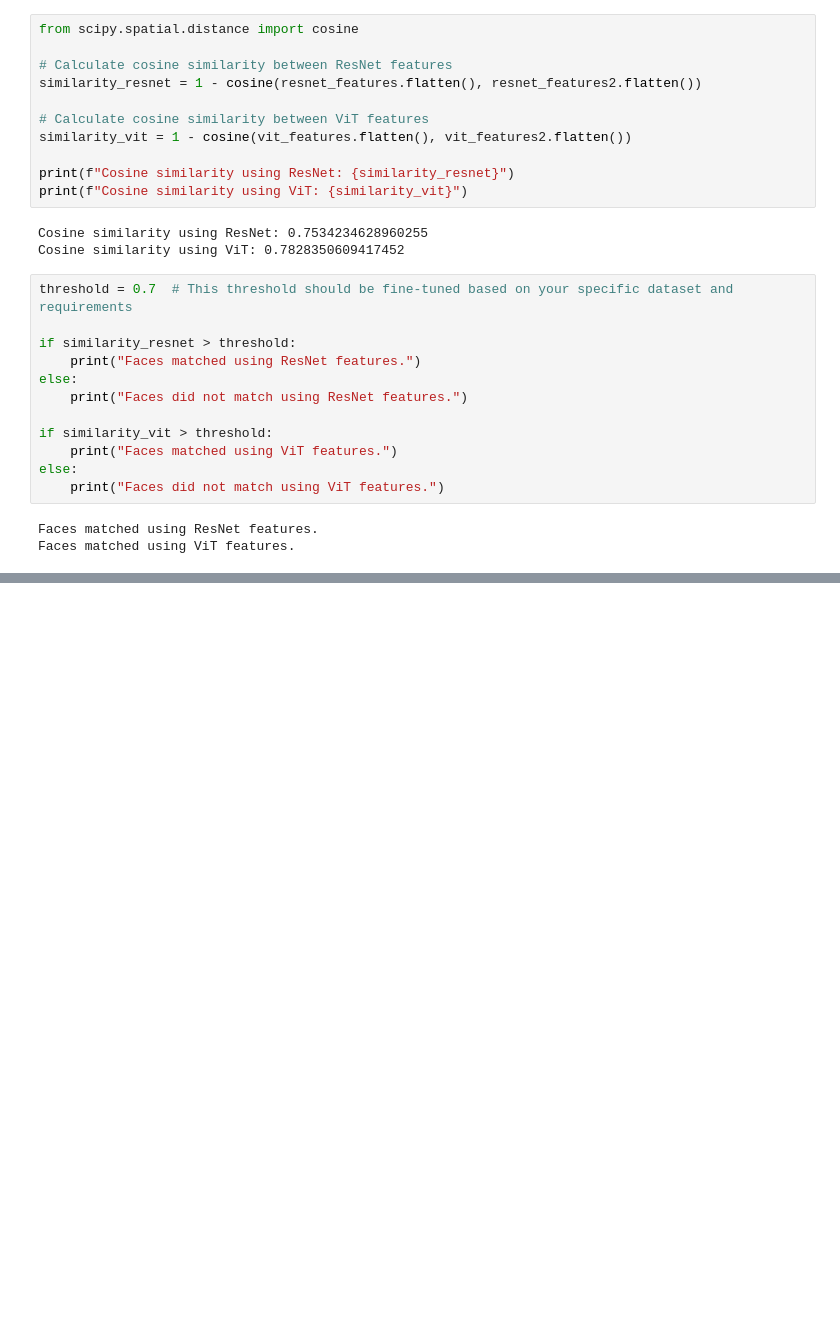
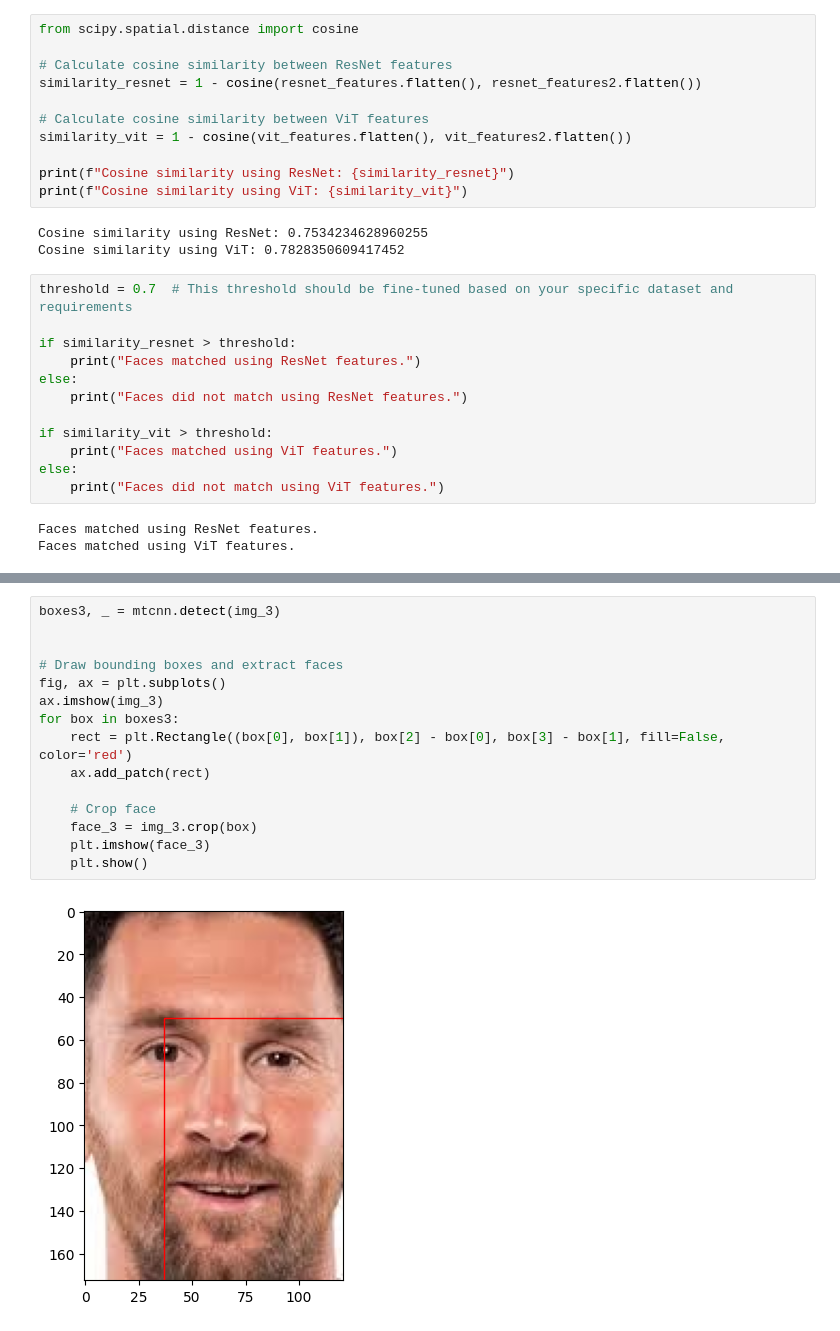
Before and after one commit to MuhFaridanSutariya/llava-1.5-liveness-7b, a Jupyter notebook: notebook/research_faceRecognition.ipynb, the cells around one changed output, grey strips where cells are left out. Saved outputs shown, nothing was run; the diff lists cells and outputs as text; blank space fills up the shorter version.

```diff
--- a/notebook/research_faceRecognition.ipynb
+++ b/notebook/research_faceRecognition.ipynb
@@ -114,0 +429,17 @@ Faces matched using ViT features.
+# %%
+boxes3, _ = mtcnn.detect(img_3)
+
+
+# Draw bounding boxes and extract faces
+fig, ax = plt.subplots()
+ax.imshow(img_3)
+for box in boxes3:
+    rect = plt.Rectangle((box[0], box[1]), box[2] - box[0], box[3] - box[1], fill=False, color='red')
+    ax.add_patch(rect)
+
+    # Crop face
+    face_3 = img_3.crop(box)
+    plt.imshow(face_3)
+    plt.show()
+# %% [output]
+[figure, added]
```
Also changed, not shown: parts of 39 cells of this notebook.
